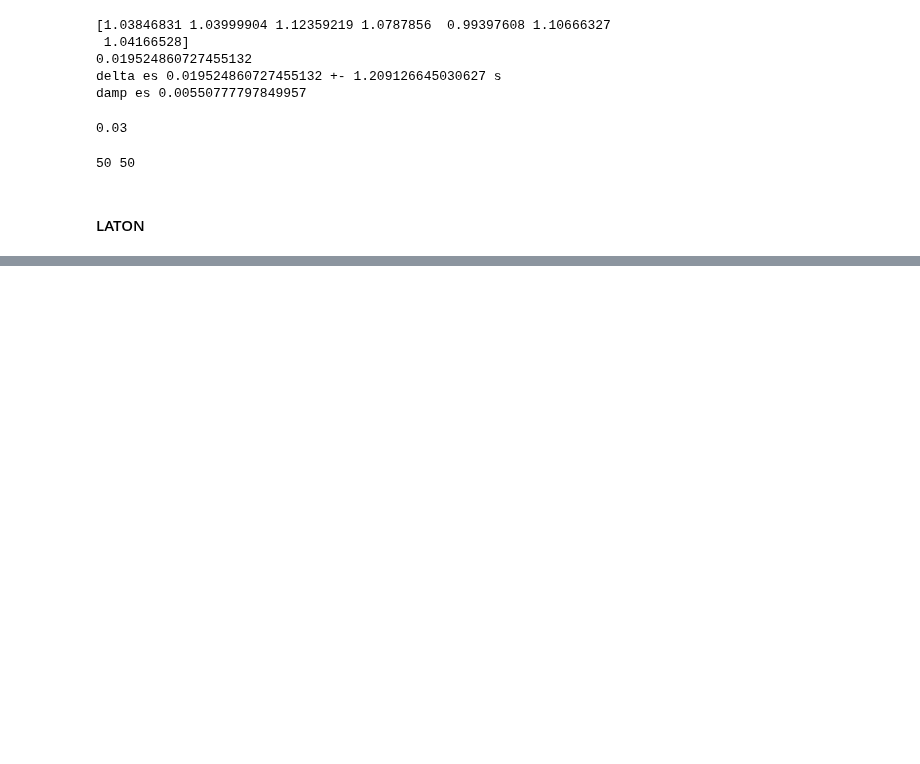
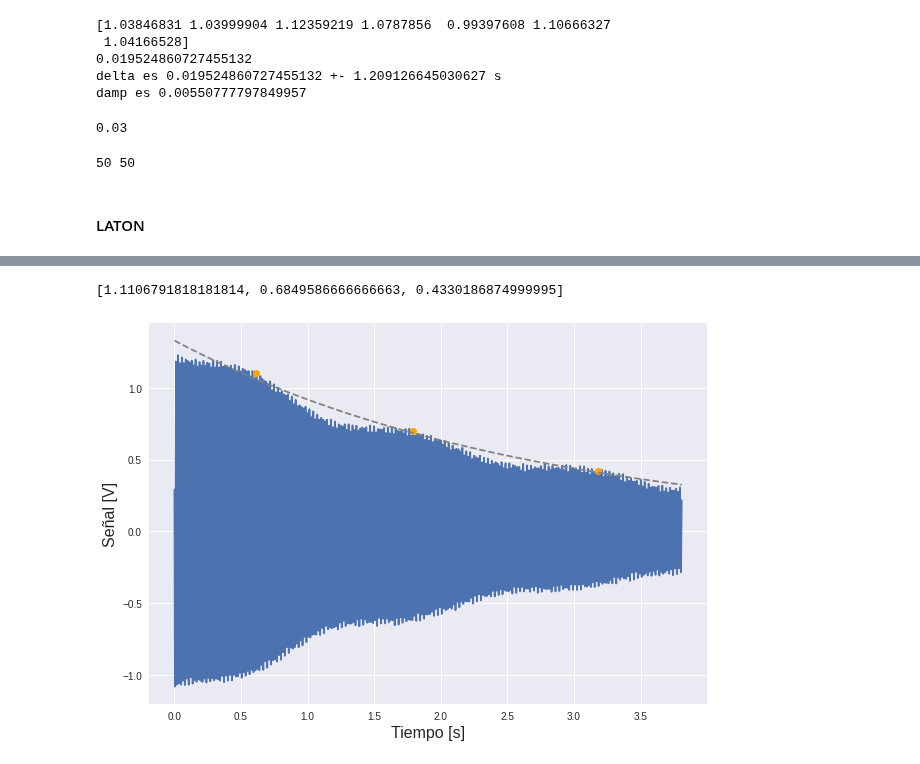
Before and after one commit to LunaKadysz/Laboratorio-4, a Jupyter notebook: Practica3/Practica3.ipynb, the cells around one changed output, grey strips where cells are left out. Drawn from its saved outputs; the diff is of its cells as text; code cells hidden in the pictures; blank space fills up the shorter version.

```diff
--- a/Practica3/Practica3.ipynb
+++ b/Practica3/Practica3.ipynb
@@ -470,28 +489,53 @@ plt.ylabel("Signal [V]")
 # %%
+#(t[peaks[i+1]] - t[peaks[i]])
 def peaks_(peaks):
     maximos = []
     puntos = []
     coord = []
 
+    peaks=peaks.tolist()
+    peaks.append(peaks[-1]+5000)
     for i in range(len(peaks)-1):
-        if (t[peaks[i+1]] - t[peaks[i]]) < 0.4:
+        if (t[peaks[i+1]]-t[peaks[i]]) < 0.8:
             if v[peaks[i]] != np.nan:
                 puntos.append(v[peaks[i]])
         else:
             coord.append(peaks[i-7])
             maximos.append(np.mean(puntos))
             puntos = []
     print(maximos)
 
     return maximos, coord
 
+def delta(maximos):
+    cocientes = []
+
+    for m in range(1,len(maximos)):
+        cociente = maximos[m-1]/(maximos[m])
+        cocientes.append(cociente)
+
+    cocientes = np.array(cocientes)
+    print(cocientes)
+    m_ = np.linspace(1,len(cocientes),len(cocientes))
+    delta = np.mean(np.log(np.array(cocientes))/m_)
+    print(delta)
+    return delta
+
+
 maximos, coord = peaks_(peaks)
-plt.figure(figsize = (10,5))
+
+%matplotlib inline
+
+plt.figure(figsize = (10,7))
 plt.plot(t_,v_)
-plt.plot(t[coord], v[coord], "o")
+plt.plot(t[coord], v[coord], "o", color='orange')
 plt.plot(t_, f, '--',color = 'grey')
-plt.xlabel("Time [s]")
-plt.ylabel("Signal [V]")
+plt.xlabel("Tiempo [s]",fontsize=16)
+plt.ylabel("Señal [V]",fontsize=16)
+plt.savefig("DatosComp2")
+# %% [output]
+[1.1106791818181814, 0.6849586666666663, 0.4330186874999995]
+[figure, added]
 # %%
 delta_ = delta(maximos)
 damp = delta_/np.sqrt(4 * np.pi + delta_**2)
```
Also changed, not shown: parts of 15 cells of this notebook, 9 other files.
